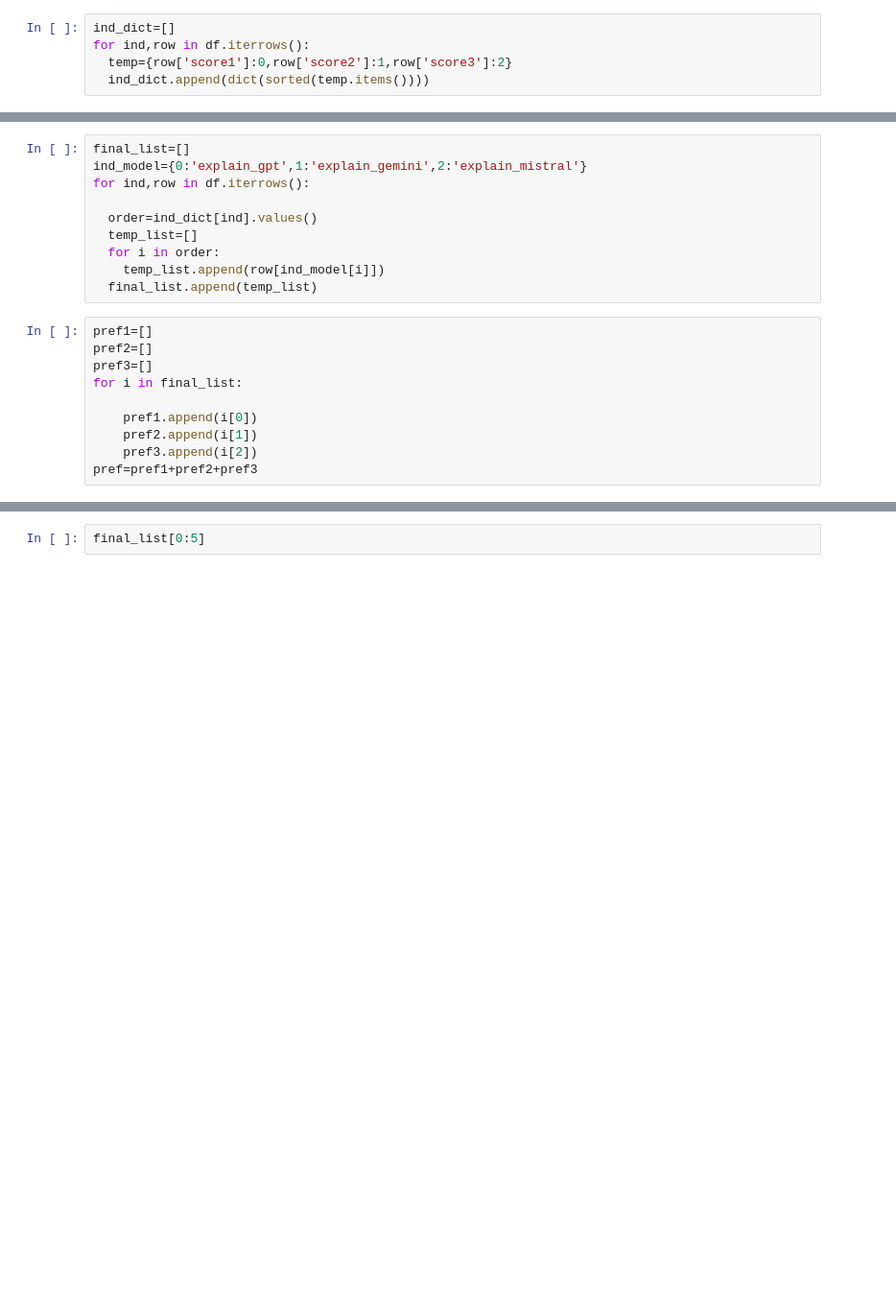
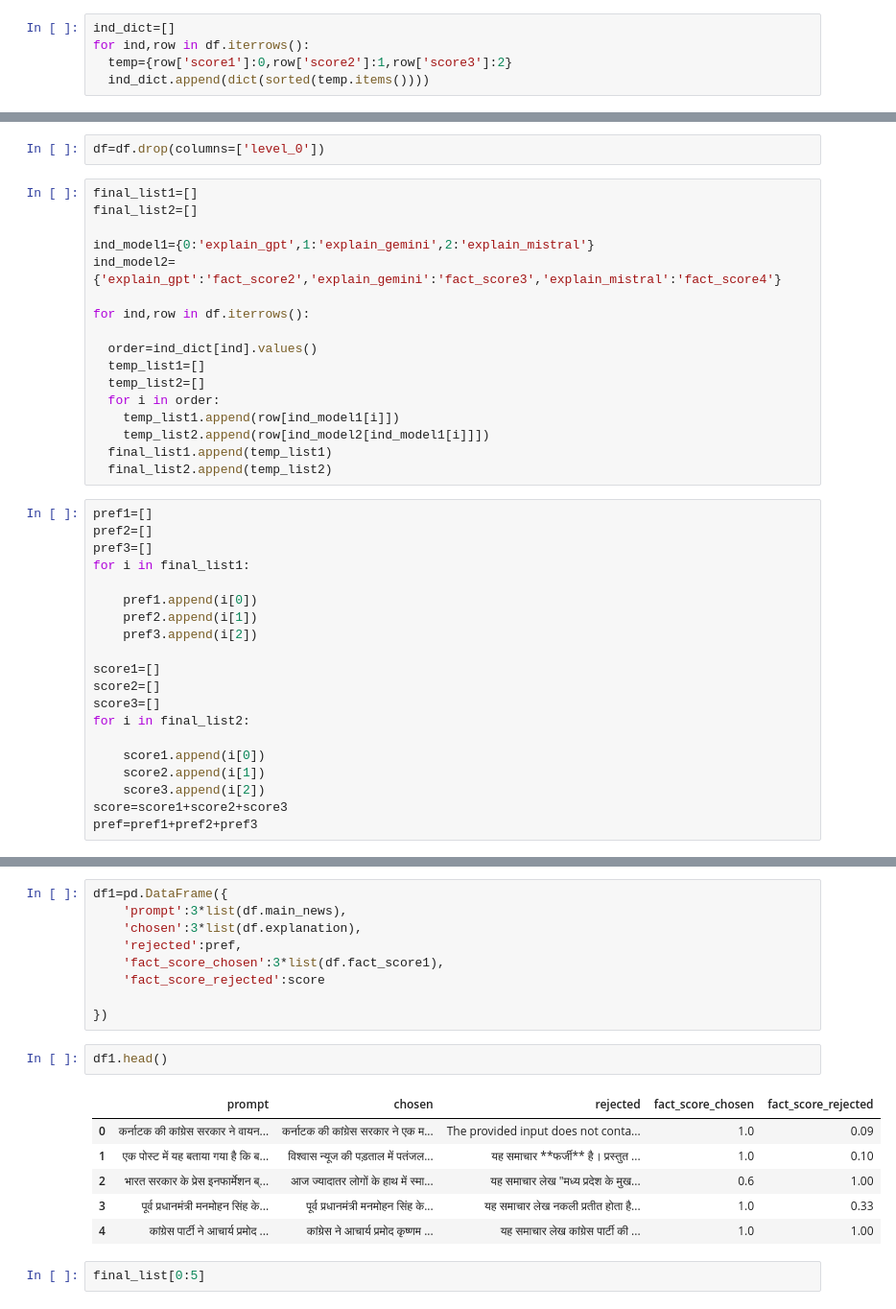
Before and after one commit to pulkit48/Explanation-using-DPO, a Jupyter notebook: Pref_dataset+Stat.ipynb, the cells around one changed output, grey strips where cells are left out. Shown at 96% size. Saved outputs shown, nothing was run; the diff lists cells and outputs as text; blank space fills up the shorter version.

```diff
--- a/Pref_dataset+Stat.ipynb
+++ b/Pref_dataset+Stat.ipynb
@@ -273,21 +341,40 @@ ind_dict[0:3]
+# %%
+df=df.drop(columns=['level_0'])
 # %%
-final_list=[]
-ind_model={0:'explain_gpt',1:'explain_gemini',2:'explain_mistral'}
+final_list1=[]
+final_list2=[]
+
+ind_model1={0:'explain_gpt',1:'explain_gemini',2:'explain_mistral'}
+ind_model2={'explain_gpt':'fact_score2','explain_gemini':'fact_score3','explain_mistral':'fact_score4'}
+
 for ind,row in df.iterrows():
 
   order=ind_dict[ind].values()
-  temp_list=[]
+  temp_list1=[]
+  temp_list2=[]
   for i in order:
-    temp_list.append(row[ind_model[i]])
-  final_list.append(temp_list)
+    temp_list1.append(row[ind_model1[i]])
+    temp_list2.append(row[ind_model2[ind_model1[i]]])
+  final_list1.append(temp_list1)
+  final_list2.append(temp_list2)
 # %%
 pref1=[]
 pref2=[]
 pref3=[]
-for i in final_list:
+for i in final_list1:
 
     pref1.append(i[0])
     pref2.append(i[1])
     pref3.append(i[2])
+
+score1=[]
+score2=[]
+score3=[]
+for i in final_list2:
+
+    score1.append(i[0])
+    score2.append(i[1])
+    score3.append(i[2])
+score=score1+score2+score3
 pref=pref1+pref2+pref3
 # %%
@@ -297,2 +388,20 @@ len(pref)
+# %%
+df1=pd.DataFrame({
+    'prompt':3*list(df.main_news),
+    'chosen':3*list(df.explanation),
+    'rejected':pref,
+    'fact_score_chosen':3*list(df.fact_score1),
+    'fact_score_rejected':score
+
+})
+# %%
+df1.head()
+# %% [output]
+|  | prompt | chosen | rejected | fact_score_chosen | fact_score_rejected |
+| 0 | कर्नाटक की कांग्रेस सरकार ने वायन... | कर्नाटक की कांग्रेस सरकार ने एक म... | The provided input does not conta... | 1.0 | 0.09 |
+| 1 | एक पोस्ट में यह बताया गया है कि ब... | विश्वास न्यूज की पड़ताल में पतंजल... | यह समाचार **फर्जी** है। प्रस्तुत ... | 1.0 | 0.10 |
+| 2 | भारत सरकार के प्रेस इनफार्मेशन ब्... | आज ज्यादातर लोगों के हाथ में स्मा... | यह समाचार लेख "मध्य प्रदेश के मुख... | 0.6 | 1.00 |
+| 3 | पूर्व प्रधानमंत्री मनमोहन सिंह के... | पूर्व प्रधानमंत्री मनमोहन सिंह के... | यह समाचार लेख नकली प्रतीत होता है... | 1.0 | 0.33 |
+| 4 | कांग्रेस पार्टी ने आचार्य प्रमोद ... | कांग्रेस ने आचार्य प्रमोद कृष्णम ... | यह समाचार लेख कांग्रेस पार्टी की ... | 1.0 | 1.00 |
 # %%
 final_list[0:5]
```
Also changed, not shown: parts of 18 cells of this notebook.
